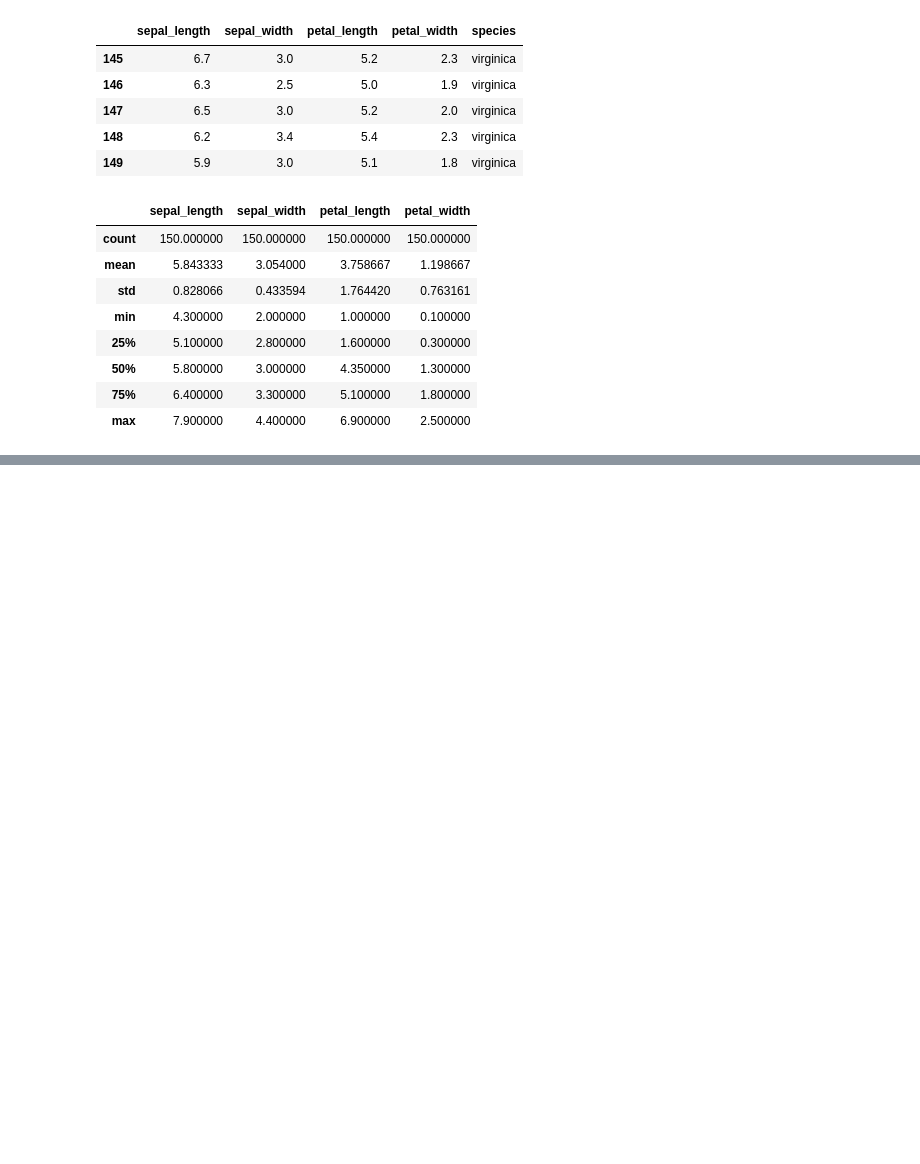
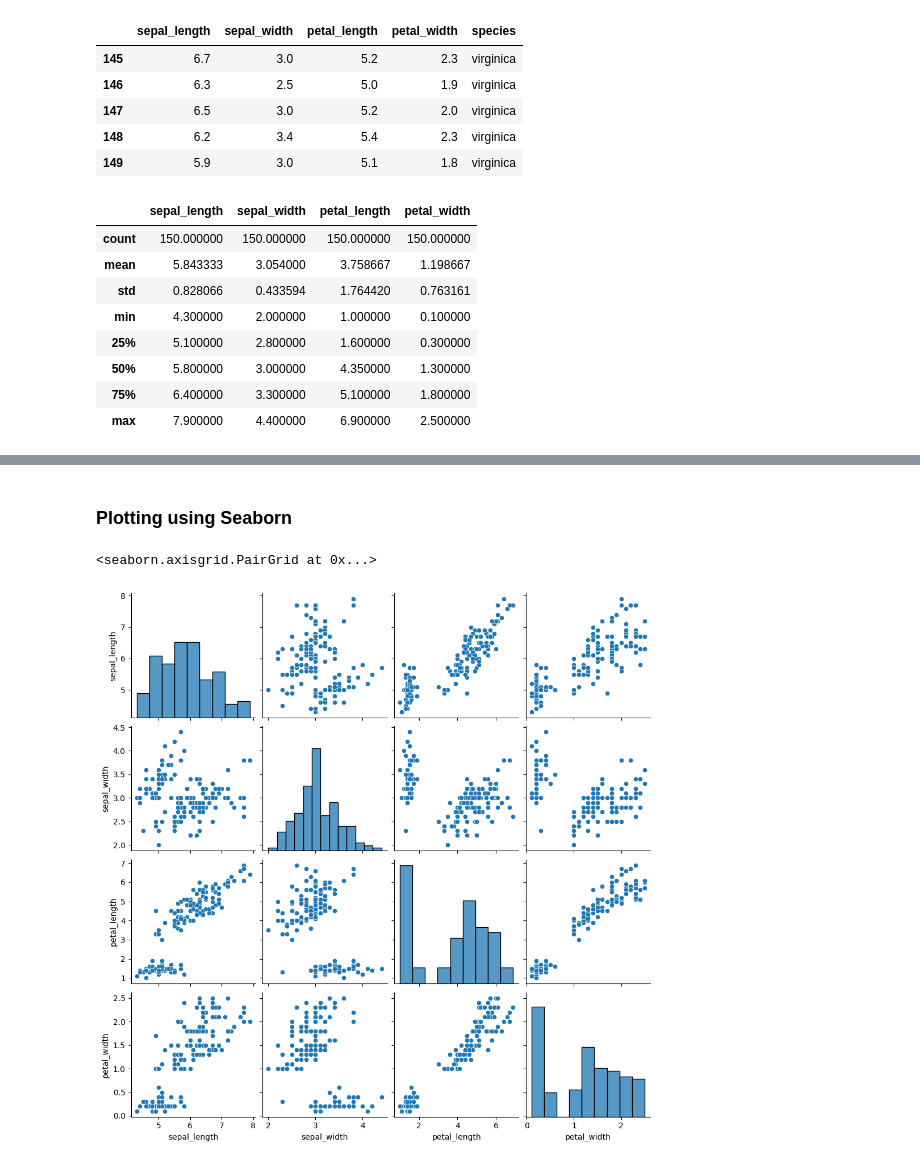
Before and after one commit to PeeBs68/mywork, a Jupyter notebook: prog_da_week5.ipynb, the cells around one changed output, grey strips where cells are left out. Cells and saved outputs as stored; diff of their text form; code cells hidden in the pictures; blank space fills up the shorter version.

```diff
--- a/prog_da_week5.ipynb
+++ b/prog_da_week5.ipynb
@@ -277,0 +299,2 @@ df.describe()
+# %% [markdown]
+### Plotting using Seaborn
@@ -277,0 +303,5 @@ df.describe()
+# %%
+sns.pairplot(df)
+# %% [output]
+<seaborn.axisgrid.PairGrid at 0x...>
+[figure, added]
```
Also changed, not shown: parts of 4 cells of this notebook.
